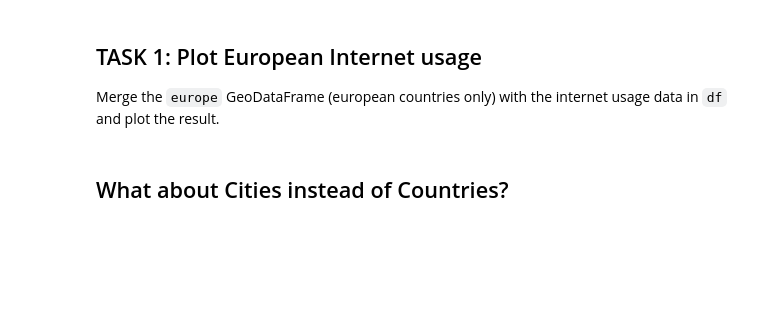
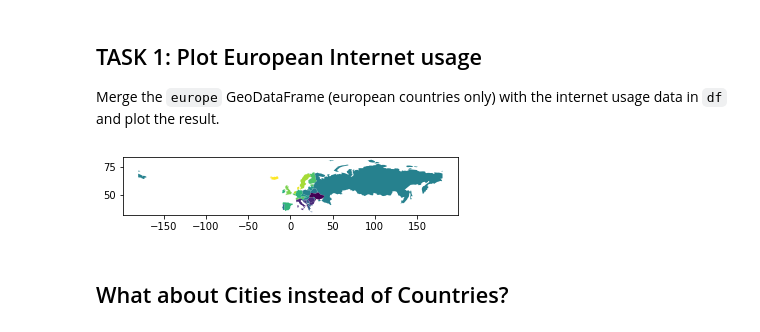
Before and after one commit to m-langer/FH-DataAnalysisP, a Jupyter notebook: LAB/02_Maps.ipynb, the cells around one changed output. Cells and saved outputs as stored; diff of their text form; code cells hidden in the pictures; blank space fills up the shorter version.

```diff
--- a/LAB/02_Maps.ipynb
+++ b/LAB/02_Maps.ipynb
@@ -134,3 +197,11 @@ raise NotImplementedError()
+# %%
+# YOUR CODE HERE
+europe = world.loc[world['continent'] == 'Europe', :]
+merge = europe.set_index('iso_a3').join(df.set_index('Country Code'))
+merge.plot(column="2017")
+plt.show()
+# %% [output]
+[figure, added]
 # %% [markdown]
 ## What about Cities instead of Countries?
 # %%
```
Also changed, not shown: parts of 20 cells of this notebook, 2 other files.
